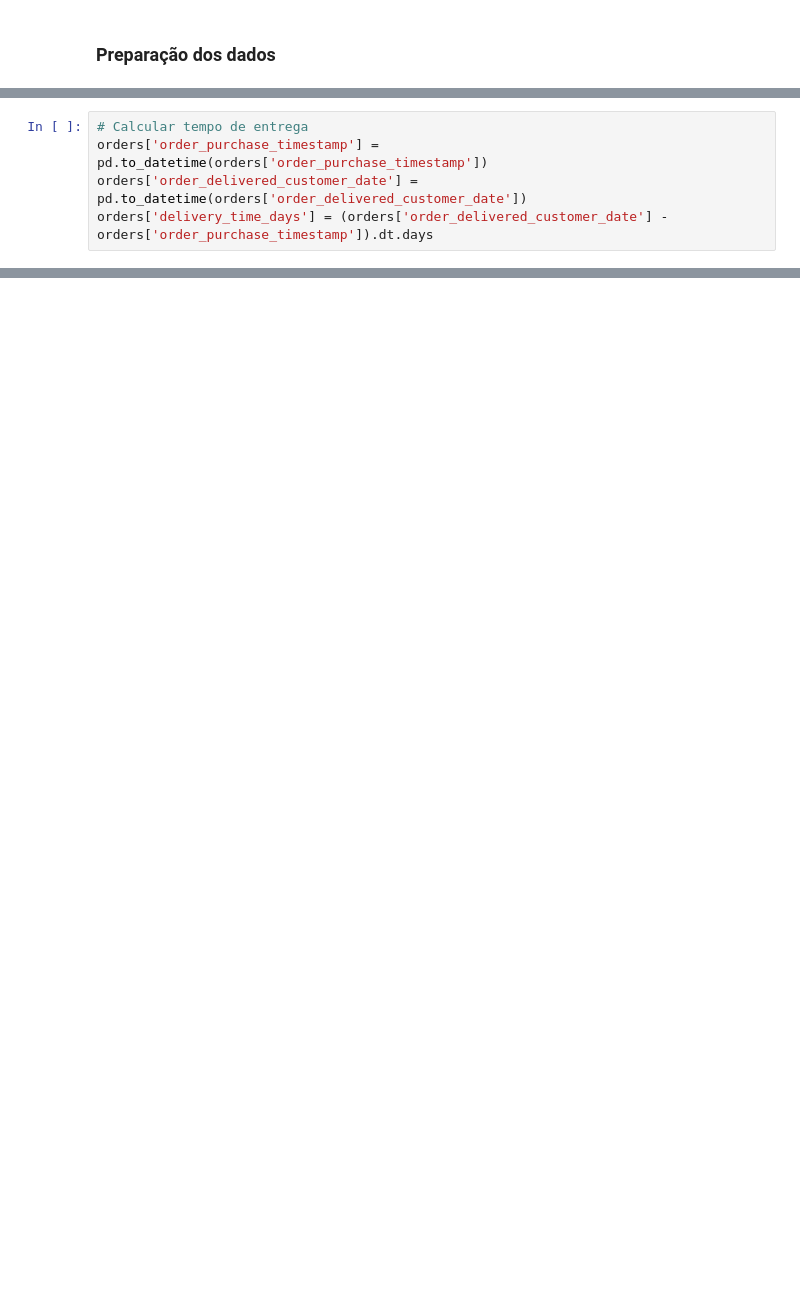
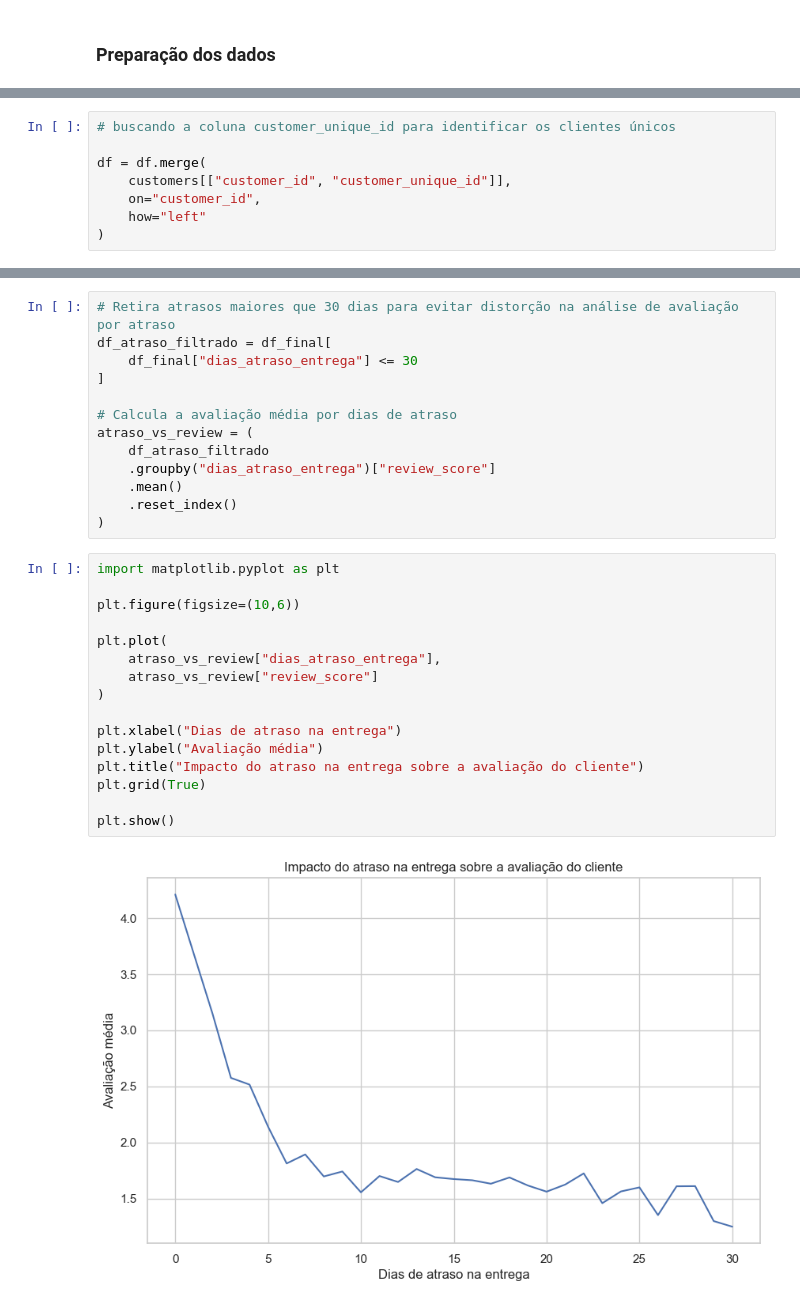
Before and after one commit to rodrigoscalioni/pos-analytics, a Jupyter notebook: notebooks/exploracao_dados.ipynb, the cells around one changed output, grey strips where cells are left out. Drawn from its saved outputs; the diff is of its cells as text; blank space fills up the shorter version.

```diff
--- a/notebooks/exploracao_dados.ipynb
+++ b/notebooks/exploracao_dados.ipynb
@@ -184,5 +58,0 @@ plt.show()
-# %%
-# Calcular tempo de entrega
-orders['order_purchase_timestamp'] = pd.to_datetime(orders['order_purchase_timestamp'])
-orders['order_delivered_customer_date'] = pd.to_datetime(orders['order_delivered_customer_date'])
-orders['delivery_time_days'] = (orders['order_delivered_customer_date'] - orders['order_purchase_timestamp']).dt.days
@@ -260,0 +135,8 @@ plt.show()
+# %%
+# buscando a coluna customer_unique_id para identificar os clientes únicos
+
+df = df.merge(
+    customers[["customer_id", "customer_unique_id"]],
+    on="customer_id",
+    how="left"
+)
@@ -260,0 +351,31 @@ plt.show()
+# %%
+# Retira atrasos maiores que 30 dias para evitar distorção na análise de avaliação por atraso
+df_atraso_filtrado = df_final[
+    df_final["dias_atraso_entrega"] <= 30
+]
+
+# Calcula a avaliação média por dias de atraso
+atraso_vs_review = (
+    df_atraso_filtrado
+    .groupby("dias_atraso_entrega")["review_score"]
+    .mean()
+    .reset_index()
+)
+# %%
+import matplotlib.pyplot as plt
+
+plt.figure(figsize=(10,6))
+
+plt.plot(
+    atraso_vs_review["dias_atraso_entrega"],
+    atraso_vs_review["review_score"]
+)
+
+plt.xlabel("Dias de atraso na entrega")
+plt.ylabel("Avaliação média")
+plt.title("Impacto do atraso na entrega sobre a avaliação do cliente")
+plt.grid(True)
+
+plt.show()
+# %% [output]
+[figure, added]
```
Also changed, not shown: parts of 38 cells of this notebook.
